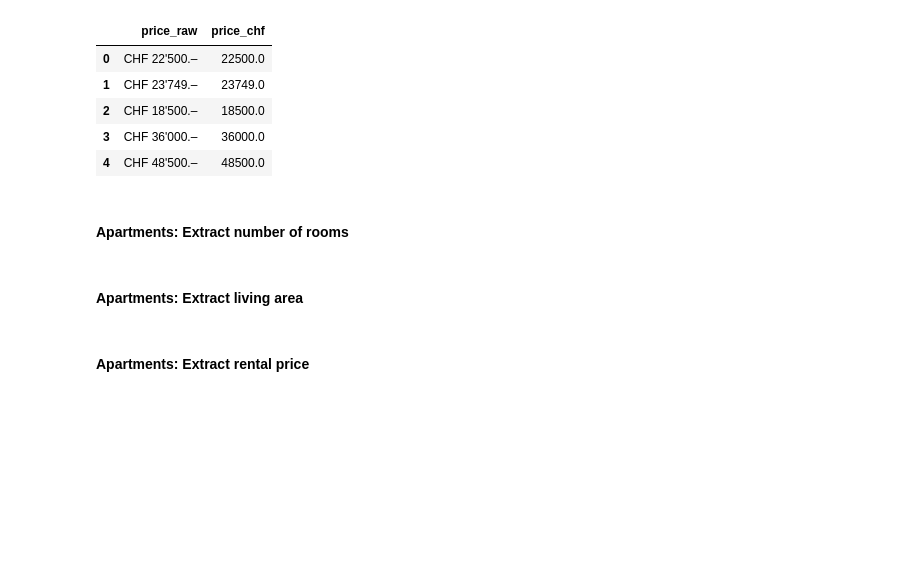
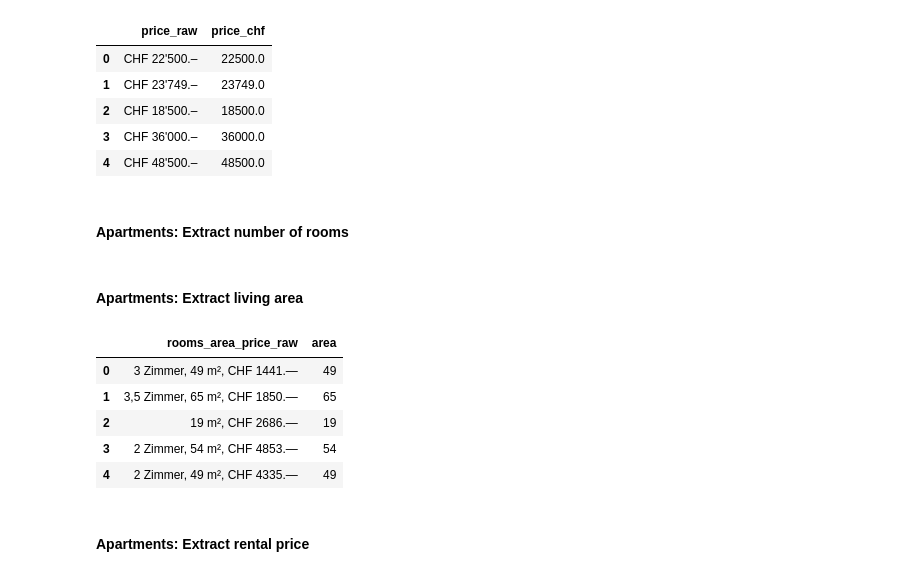
Before and after one commit to pyrat12/DS_HS2026_LNW, a Jupyter notebook: DS_HS2026_LNW_I_Examples/AP02/AP02 V4 Data Preparation/AP02 V4 DP Spick.ipynb, the cells around one changed output. Drawn from its saved outputs; the diff is of its cells as text; code cells hidden in the pictures; blank space fills up the shorter version.

```diff
--- a/DS_HS2026_LNW_I_Examples/AP02/AP02 V4 Data Preparation/AP02 V4 DP Spick.ipynb
+++ b/DS_HS2026_LNW_I_Examples/AP02/AP02 V4 Data Preparation/AP02 V4 DP Spick.ipynb
@@ -563,27 +562,34 @@ df_apartments[['rooms_area_price_raw', 'rooms']].head()          #Rohtext und ex
 #### Apartments: Extract living area
 # %%
 # Extract values from 'rooms_area_price_raw' strings
-area = []                                                   #Leere Liste für die extrahierten Flächen erstellen
-for i in df_apartments['rooms_area_price_raw']:             #Rohtexte einzeln durchlaufen; i enthält jeweils den aktuellen Text
-    d1 = re.findall(r"(\d+)\s*m²", i)                       #Ganze Zahl vor m² suchen; "3 Zimmer, 49 m²" ergibt ["49"]
-    try:                                                    #Versuchen, den ersten Treffer zu verarbeiten
-        d2 = d1[0].strip()                                  #Ersten Treffer nehmen und äusseren Leerraum entfernen
-    except IndexError:                                      #Wenn die Trefferliste leer ist, existiert d1[0] nicht
-        d2 = None                                           #Keine Flächenangabe gefunden: fehlenden Wert verwenden
-    area.append(d2)                                         #Ergebnis zur Liste hinzufügen; ein Eintrag pro Tabellenzeile
+area = []                                                                       #Leere Liste für die extrahierten Flächen erstellen
+for i in df_dpspick_apartments['rooms_area_price_raw']:                         #Rohtexte einzeln durchlaufen; i enthält jeweils den aktuellen Text
+    d1 = re.findall(r"(\d+)\s*m²", i)                                           #Ganze Zahl vor m² suchen; "3 Zimmer, 49 m²" ergibt ["49"]
+    try:                                                                        #Versuchen, den ersten Treffer zu verarbeiten
+        d2 = d1[0].strip()                                                      #Ersten Treffer nehmen und äusseren Leerraum entfernen
+    except IndexError:                                                          #Wenn die Trefferliste leer ist, existiert d1[0] nicht
+        d2 = None                                                               #Keine Flächenangabe gefunden: fehlenden Wert verwenden
+    area.append(d2)                                                             #Ergebnis zur Liste hinzufügen; ein Eintrag pro Tabellenzeile
 
 # Save as new variable in the pandas data frame
-df_apartments['area'] = pd.Series(area, dtype="Int64")      #Als neue Ganzzahlspalte speichern; Int64 erlaubt fehlende Werte
+df_dpspick_apartments['area'] = pd.Series(area, dtype="Int64")                  #Als neue Ganzzahlspalte speichern; Int64 erlaubt fehlende Werte
 
 # Show first records of data frame
-df_apartments[['rooms_area_price_raw', 'area']].head()      #Rohtext und extrahierte Fläche für die ersten fünf Zeilen anzeigen
+df_dpspick_apartments[['rooms_area_price_raw', 'area']].head()                  #Rohtext und extrahierte Fläche für die ersten fünf Zeilen anzeigen
 
-#ANPASSEN: rooms_area_price_raw an die vorhandene Textspalte – an beiden Stellen
+#ANPASSEN: rooms_area_price_raw an die vorhandene Textspalte, an beiden Stellen
 #ANPASSEN: m² im Regex an die gesuchte Einheit oder Bezeichnung
-#ANPASSEN: 'area' an den gewünschten Zielspaltennamen – an beiden Stellen
+#ANPASSEN: 'area' an den gewünschten Zielspaltennamen, an beiden Stellen
 #NICHTS ANPASSEN: Listenname area, sofern er überall gleich bleibt
 #GEEIGNET: Nichtnegative ganze Zahlen ohne Tausendertrennzeichen vor der Einheit
 #INDEX: Wurde df zuvor gefiltert, pd.Series(area, index=df.index, dtype="Int64") verwenden
+# %% [output]
+|  | rooms_area_price_raw | area |
+| 0 | 3 Zimmer, 49 m², CHF 1441.— | 49 |
+| 1 | 3,5 Zimmer, 65 m², CHF 1850.— | 65 |
+| 2 | 19 m², CHF 2686.— | 19 |
+| 3 | 2 Zimmer, 54 m², CHF 4853.— | 54 |
+| 4 | 2 Zimmer, 49 m², CHF 4335.— | 49 |
 # %% [markdown]
 #### Apartments: Extract rental price
 # %%
```
Also changed, not shown: parts of 16 cells of this notebook, 1 other file.
